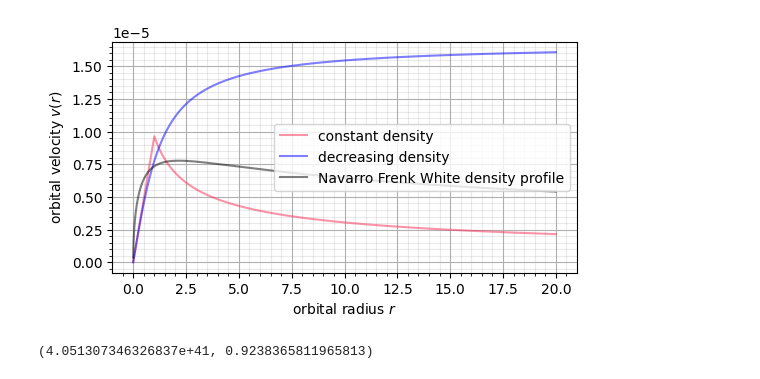
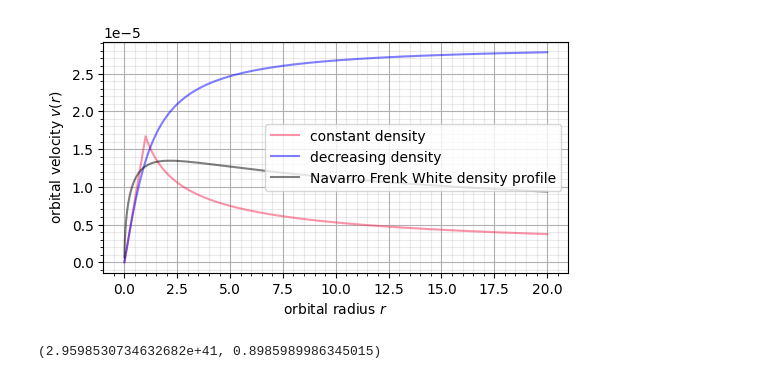
Before and after one commit to CVC97/ALC-24-25, a Jupyter notebook: AG.DMH_dark_matter_halos/ag.dmh_dark_matter_halos.ipynb, the cells around one changed output. Saved outputs shown, nothing was run; the diff lists cells and outputs as text; code cells hidden in the pictures.

```diff
--- a/AG.DMH_dark_matter_halos/ag.dmh_dark_matter_halos.ipynb
+++ b/AG.DMH_dark_matter_halos/ag.dmh_dark_matter_halos.ipynb
@@ -10,56 +10,56 @@ G = 6.67e-11
 # orbital velocity for a galaxy of constand mass density
 def v_rho_const(r):
     if r < R_0:
-        return np.sqrt(4*np.pi*G*rho_0 / 9) * r
+        return np.sqrt(4*np.pi*G*rho_0 / 3) * r
     else:
-        return np.sqrt(4*np.pi*G*rho_0 / 9 * R_0**3 / r)
+        return np.sqrt(4*np.pi*G*rho_0 / 3 * R_0**3 / r)
 
 
 # orbital velocity for a galaxy of decreasing mass density
 def v_rho_decreasing(r):
-    return np.sqrt(4*np.pi*G*rho_0*R_0**2 / 3 * (1 - R_0/r*np.arctan(r/R_0)))
+    return np.sqrt(4*np.pi*G*rho_0*R_0**2  * (1 - R_0/r*np.arctan(r/R_0)))
 
 
 # orbital velocity for the Navarro Frenk White density profile
 def v_rho_NFW(r):
-    return np.sqrt(4*np.pi*G*rho_0*R_0**3 / (3*r) * ( np.log((r+R_0)/R_0) - r/(R_0+r)) )
+    return np.sqrt(4*np.pi*G*rho_0*R_0**3 / (r) * ( np.log((r+R_0)/R_0) - r/(R_0+r)) )
 
 
 # data generation
 r_array = np.linspace(0.001, 20, 1000)
 v_rho_const_array = np.array([v_rho_const(r) for r in r_array])
 v_rho_decreasing_array = np.array([v_rho_decreasing(r) for r in r_array])
 v_rho_NFW_array = np.array([v_rho_NFW(r) for r in r_array])
 
 
 # plotting
 fig, ax = plt.subplots(figsize=(6,3))
 ax.set_xlabel(r'orbital radius $r$')
 ax.set_ylabel(r'orbital velocity $v(r)$')
 ax.grid()
 ax.grid(which='minor', color = '#999999', alpha = 0.2, linestyle = '-')
 ax.minorticks_on()
 
 ax.plot(r_array, v_rho_const_array, color = "xkcd:red pink", alpha = 0.5, label = r"constant density")
 ax.plot(r_array, v_rho_decreasing_array, color = "blue", alpha = 0.5, label = r"decreasing density")
 ax.plot(r_array, v_rho_NFW_array, color = "black", alpha = 0.5, label = r"Navarro Frenk White density profile")
 
 ax.legend()
 ax.legend(loc="center right")
 
 
 plt.savefig('AG.DMH_visualizations/orbital_velocity_over_r.pdf', facecolor = 'white', bbox_inches='tight')
 plt.savefig('AG.DMH_visualizations/orbital_velocity_over_r.pgf', facecolor = 'white', bbox_inches='tight')
 plt.show()
 # %% [output]
-[figure, old version]
+[figure, new version]
 # %%
 r_UGC_128 = 1.3e21
 M_visible_UGC_128 = 3.34e40
-v_UGC_128 =1.5e5
+v_UGC_128 = 1.3e5
 
 M_total_UGC_128 = r_UGC_128*v_UGC_128**2 / G
 M_DM_UGC_128 = M_total_UGC_128 - M_visible_UGC_128
 M_DM_UGC_128, M_DM_UGC_128 / M_total_UGC_128
 # %% [output]
-(4.051307346326837e+41, 0.9238365811965813)
+(2.9598530734632682e+41, 0.8985989986345015)
```
Also changed, not shown: 18 other files.
